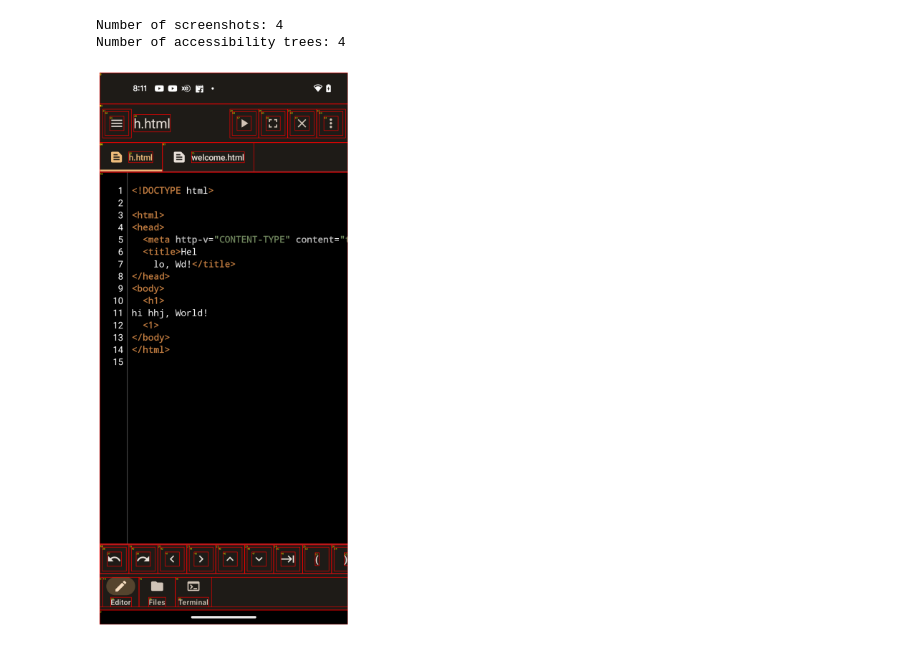
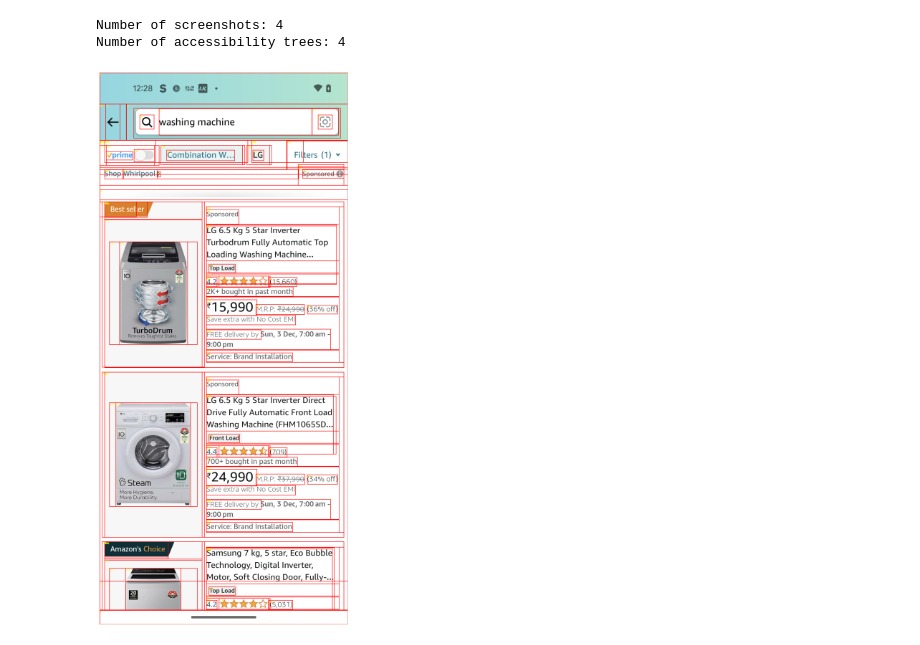
Before and after one commit to sen0609/appvlm, a Jupyter notebook: explore_data.ipynb, the cells around one changed output. Drawn from its saved outputs; the diff is of its cells as text; code cells hidden in the pictures.

```diff
--- a/explore_data.ipynb
+++ b/explore_data.ipynb
@@ -158,36 +169,36 @@ from PIL import Image, ImageDraw, ImageFont
 import io
 import matplotlib.pyplot as plt
 # %%
-raw_dataset = tf.data.TFRecordDataset("./dataset/android_control/android_control-00015-of-00020",compression_type="GZIP")
+raw_dataset = tf.data.TFRecordDataset("./dataset/android_control/android_control-00005-of-00020",compression_type="GZIP")
 dataset_iterator = tf.compat.v1.data.make_one_shot_iterator(raw_dataset)
 
 example = tf.train.Example.FromString(dataset_iterator.get_next().numpy())
 features = example.features.feature
 
 screenshots = features["screenshots"].bytes_list.value
 forest = android_accessibility_forest_pb2.AndroidAccessibilityForest().FromString(features['accessibility_trees'].bytes_list.value[0])
 
 # 1. 载入 screenshot 图片
 image = Image.open(io.BytesIO(screenshots[0])).convert("RGB")
 
 # 2. 绘图准备
 draw = ImageDraw.Draw(image)
 
 # 3. 遍历 accessibility tree，画每一个 node 的 bbox
 for idx, node in enumerate(forest.windows[1].tree.nodes):  # 默认选择 active window
     b = node.bounds_in_screen
     # 如果 bound 是合法的，绘制矩形和编号
     if b.left < b.right and b.top < b.bottom:
         draw.rectangle([(b.left, b.top), (b.right, b.bottom)], outline="red", width=2)
         draw.text((b.left + 2, b.top + 2), str(idx), fill="yellow")
 
 # 4. 显示图像
 plt.figure(figsize=(10, 20))
 plt.imshow(image)
 plt.axis('off')
 plt.show()
 # %% [output]
-[figure, old version]
+[figure, new version]
 # %%
 from PIL import Image, ImageDraw, ImageFont
 import matplotlib.pyplot as plt
```
Also changed, not shown: parts of 4 cells of this notebook.
